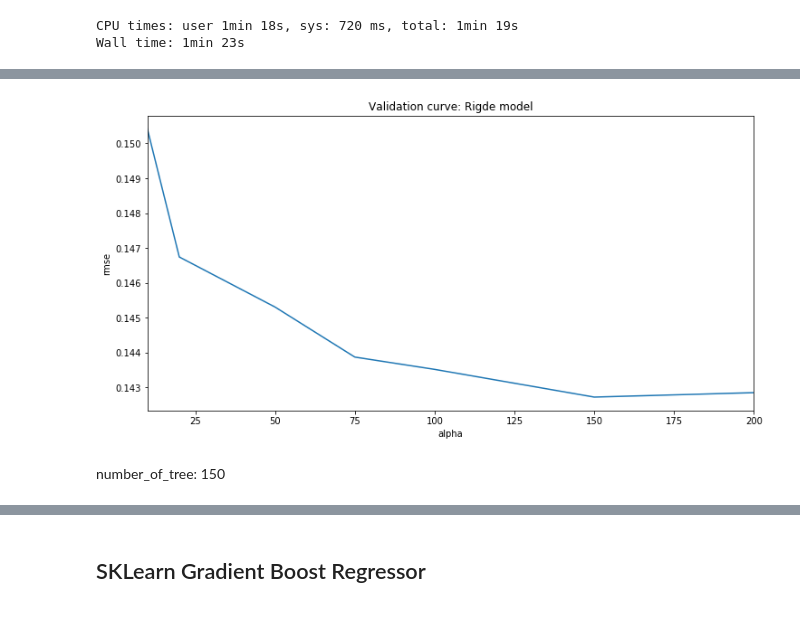
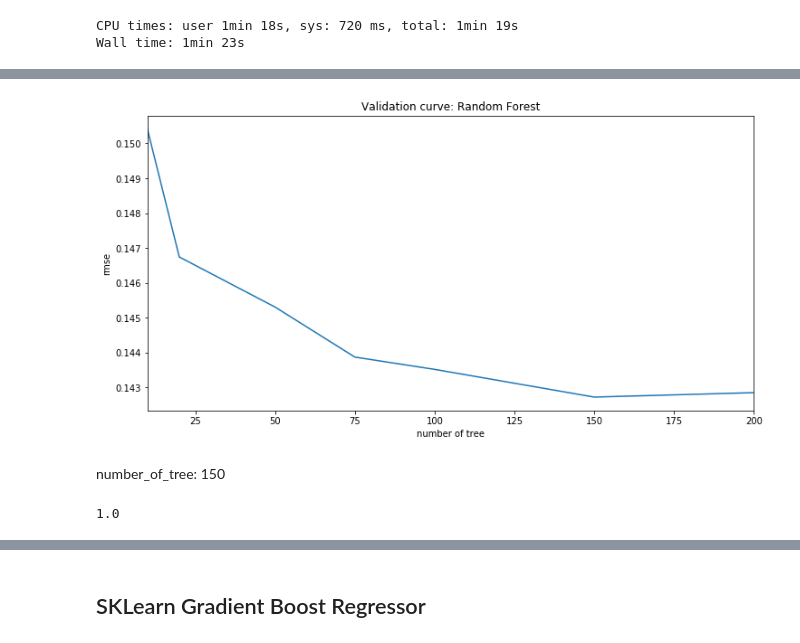
Before and after one commit to JK558/house-price-prediction, a Jupyter notebook: house_price_JK.ipynb, the cells around one changed output, grey strips where cells are left out. Saved outputs shown, nothing was run; the diff lists cells and outputs as text; code cells hidden in the pictures.

```diff
--- a/house_price_JK.ipynb
+++ b/house_price_JK.ipynb
@@ -691,10 +618,10 @@ cv_RF.plot()
 # %%
 
 matplotlib.rcParams['figure.figsize'] = (12.0, 6.0)
 ax = cv_RF.plot(title = "Validation curve: Rigde model")
-ax.set(xlabel='alpha', ylabel='rmse',
-       title="Validation curve: Rigde model");
+ax.set(xlabel='number of tree', ylabel='rmse',
+       title="Validation curve: Random Forest");
 # %% [output]
-[figure, old version]
+[figure, new version]
 # %% [markdown]
 number_of_tree: 150
@@ -700,0 +630,4 @@ number_of_tree: 150
+# %%
+RF.feature_importances_.sum()
+# %% [output]
+1.0
```
Also changed, not shown: parts of 76 cells of this notebook.
